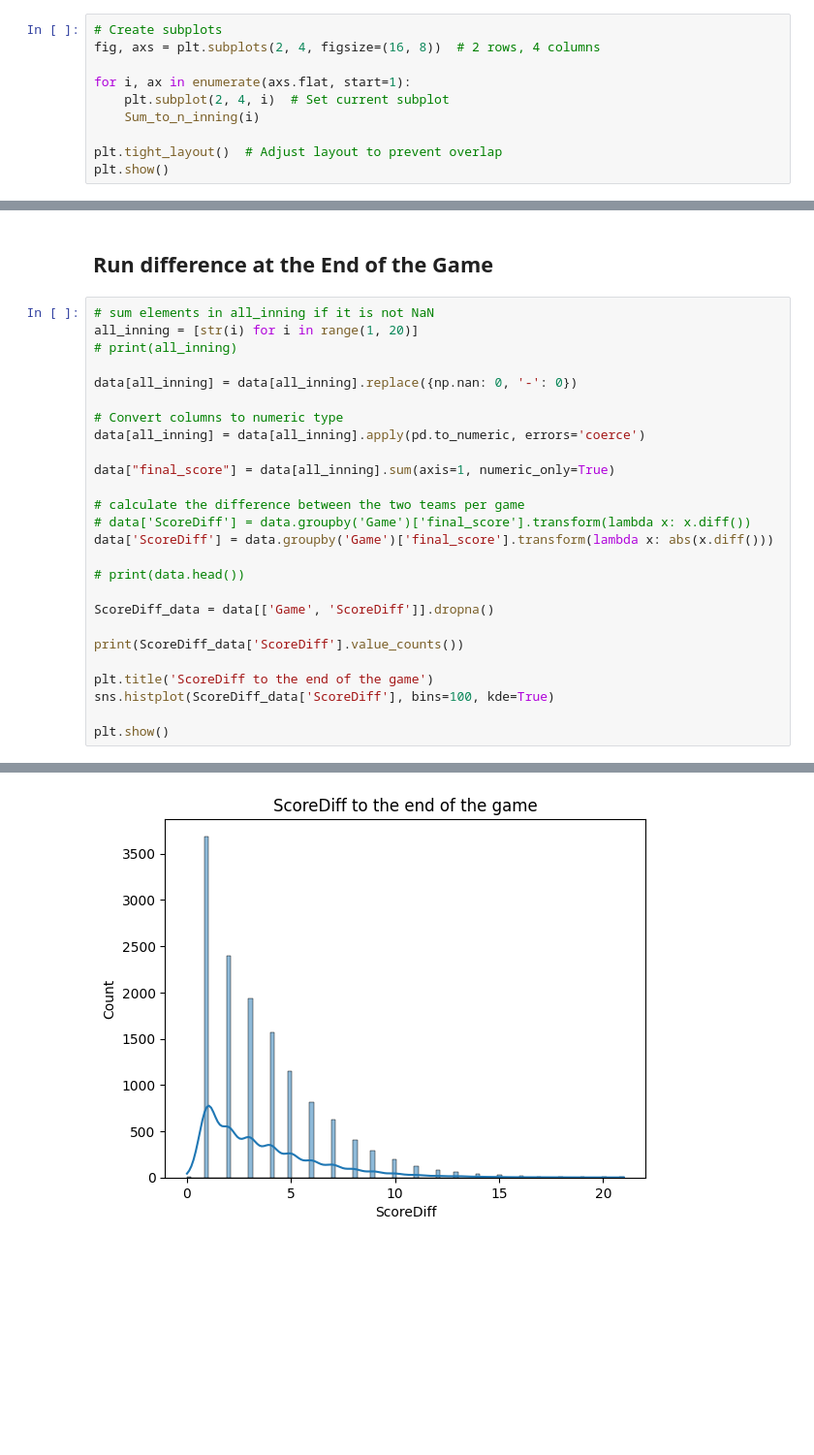
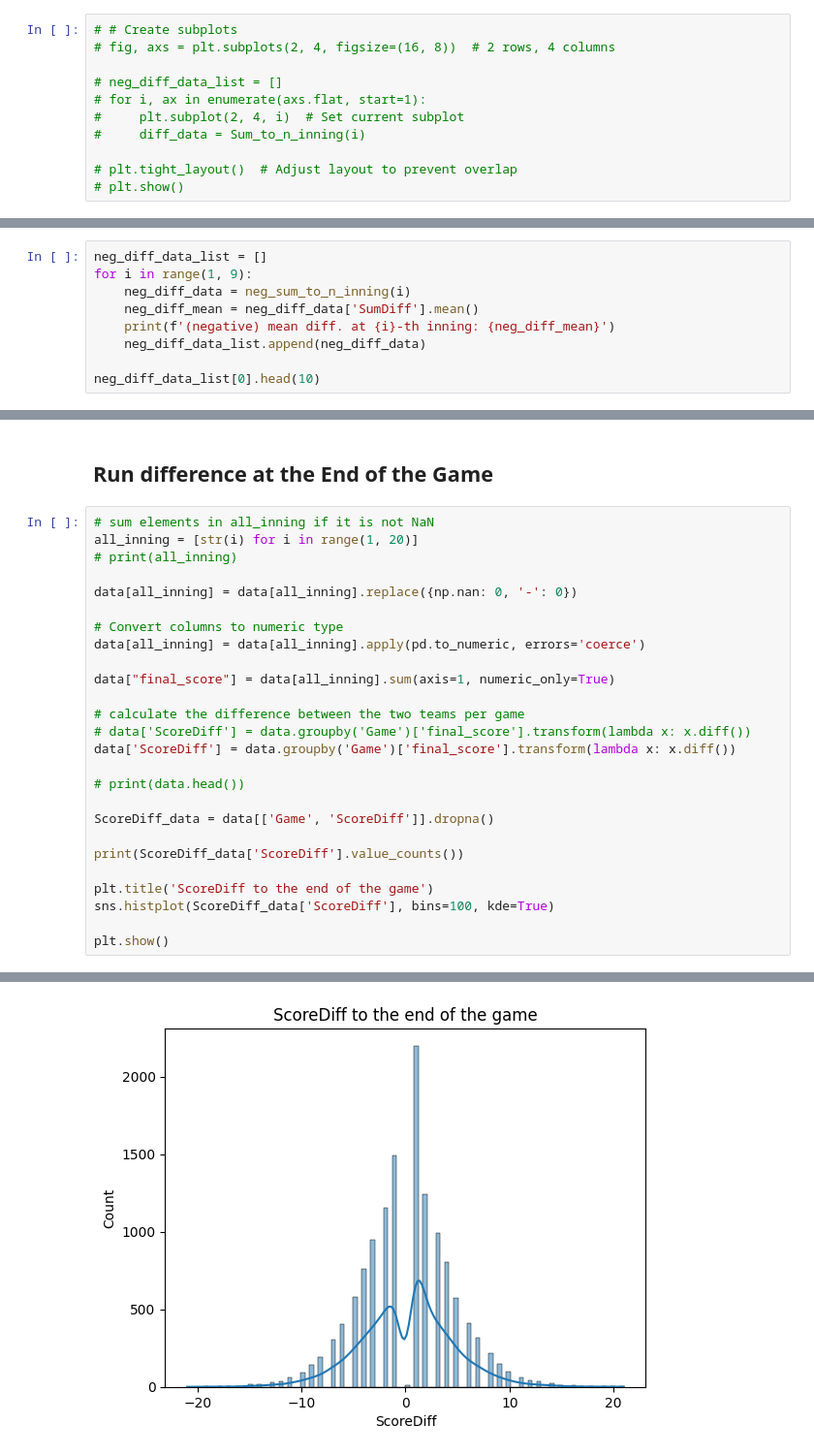
Before and after one commit to lbwei1016/Statistics-2024, a Jupyter notebook: descriptive_analysis.ipynb, the cells around one changed output, grey strips where cells are left out. Shown at 97% size. Drawn from its saved outputs; the diff is of its cells as text; blank space fills up the shorter version.

```diff
--- a/descriptive_analysis.ipynb
+++ b/descriptive_analysis.ipynb
@@ -50,12 +80,13 @@ def Sum_to_n_inning(To_which_inning):
 # %% [markdown]
 ## Plot the run difference to the end of inning 1-8
 # %%
-# Create subplots
-fig, axs = plt.subplots(2, 4, figsize=(16, 8))  # 2 rows, 4 columns
+# # Create subplots
+# fig, axs = plt.subplots(2, 4, figsize=(16, 8))  # 2 rows, 4 columns
 
-for i, ax in enumerate(axs.flat, start=1):
-    plt.subplot(2, 4, i)  # Set current subplot
-    Sum_to_n_inning(i)
+# neg_diff_data_list = []
+# for i, ax in enumerate(axs.flat, start=1):
+#     plt.subplot(2, 4, i)  # Set current subplot
+#     diff_data = Sum_to_n_inning(i)
 
-plt.tight_layout()  # Adjust layout to prevent overlap
-plt.show()
+# plt.tight_layout()  # Adjust layout to prevent overlap
+# plt.show()
@@ -63,0 +95,9 @@ plt.show()
+# %%
+neg_diff_data_list = []
+for i in range(1, 9):
+    neg_diff_data = neg_sum_to_n_inning(i)
+    neg_diff_mean = neg_diff_data['SumDiff'].mean()
+    print(f'(negative) mean diff. at {i}-th inning: {neg_diff_mean}')
+    neg_diff_data_list.append(neg_diff_data)
+
+neg_diff_data_list[0].head(10)
@@ -77,7 +137,7 @@ data["final_score"] = data[all_inning].sum(axis=1, numeric_only=True)
 
 # calculate the difference between the two teams per game
 # data['ScoreDiff'] = data.groupby('Game')['final_score'].transform(lambda x: x.diff())
-data['ScoreDiff'] = data.groupby('Game')['final_score'].transform(lambda x: abs(x.diff()))
+data['ScoreDiff'] = data.groupby('Game')['final_score'].transform(lambda x: x.diff())
 
 # print(data.head())
 
@@ -109,2 +169,2 @@ ScoreDiff
 Name: count, dtype: int64
-[figure, old version]
+[figure, new version]
```
Also changed, not shown: parts of 13 cells of this notebook.
